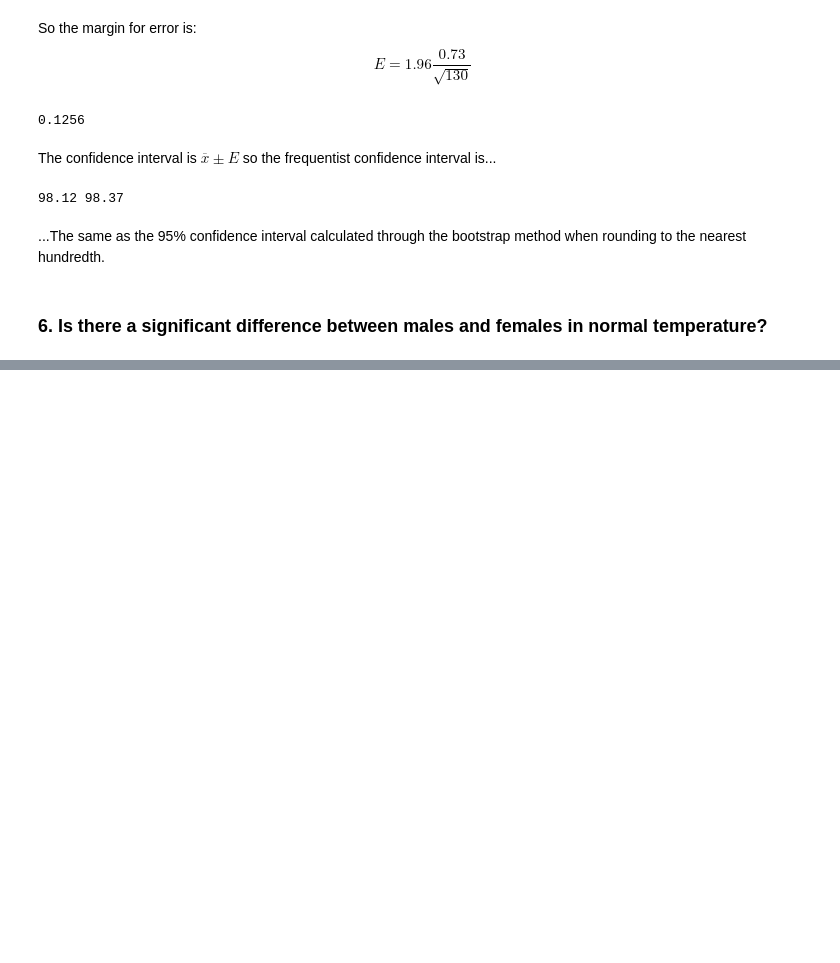
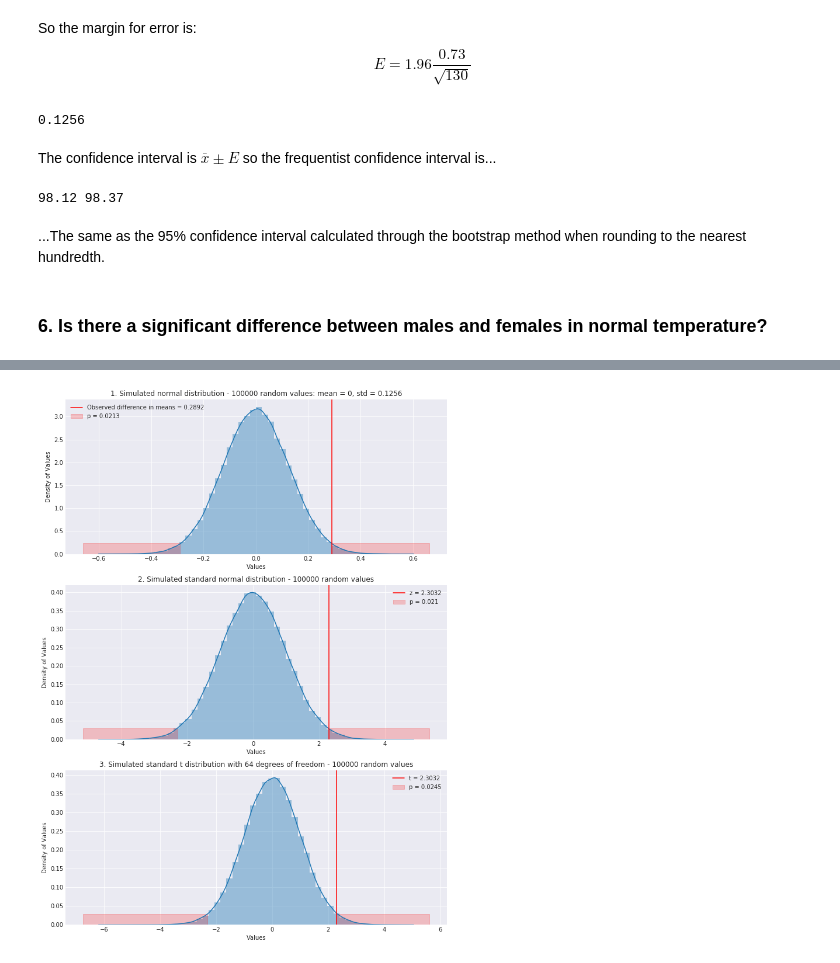
Before and after one commit to Nhorning/EDA_human_temperature, a Jupyter notebook: sliderule_dsi_inferential_statistics_exercise_1.ipynb, the cells around one changed output, grey strips where cells are left out. Drawn from its saved outputs; the diff is of its cells as text; code cells hidden in the pictures; blank space fills up the shorter version.

Commit message:
Added final explanation of frequentist methods
 Changes to be committed:
	modified:   sliderule_dsi_inferential_statistics_exercise_1.ipynb

```diff
--- a/sliderule_dsi_inferential_statistics_exercise_1.ipynb
+++ b/sliderule_dsi_inferential_statistics_exercise_1.ipynb
@@ -487,0 +518,13 @@ T = 2.2415 P = 0.0285
+# %%
+# scipy.stats built 2 sample t test.
+F_T, F_P = stats.ttest_ind(female, male)
+print('Scipy statistics module t-test:\nt =',round(F_T,4),'p =',round(F_P,4))
+
+vM = np.var(male)
+vF = np.var(female)
+
+#Manual z test.
+standard_error = np.sqrt((vF/len(female)+vM/len(male)))
+z = delta/standard_error
+zP = stats.norm.sf(abs(z))*2
+print('\nManually calculated z test:\nz =',round(z,4),'p =',round(zP,4))
@@ -487,0 +543,38 @@ T = 2.2415 P = 0.0285
+# %%
+#plot distrobution similar to bootstrap.
+np.random.seed(42)
+
+m = 100000
+
+demosample = np.random.normal(0, standard_error, m)
+standard = np.random.standard_normal(m)
+standard_t = np.random.standard_t(64, m)
+demo_p = np.sum(abs(demosample) >= delta)/m
+demo_p2 = np.sum(abs(standard) >= z)/m
+demo_p3 = np.sum(abs(standard_t) >= z)/m
+
+def plotdist(ax, dist, delta, label, p):
+    sns.distplot(dist, ax=ax)
+    ax.axvline(delta, c='r', label=label)
+    xlim = ax.get_xlim()
+    ax.axvspan(delta, xlim[1], color='r', alpha=.2, ymax=.07, label='p = '+str(round(p, 4)))
+    ax.axvspan(xlim[0], (-delta), color='r', alpha=.2, ymax=.07)
+    ax.set_ylabel('Density of Values')
+    ax.set_xlabel('Values')
+    ax.legend()
+
+zstr = str(round(z,4))
+f, ax = plt.subplots(3,1)
+plotdist(ax[0], demosample, delta, 'Observed difference in means = '+str(round(delta,4)), demo_p)
+plotdist(ax[1], standard, z, 'z = '+zstr, demo_p2)
+plotdist(ax[2], standard_t, z, 't = '+zstr, demo_p3)
+
+f.set_size_inches(A4[0],A3[1])
+
+ax[0].set_title('1. Simulated normal distribution - '+str(m)+' random values: mean = 0, std = '+str(round(standard_error,4)))
+ax[1].set_title('2. Simulated standard normal distribution - '+str(m)+' random values')
+ax[2].set_title('3. Simulated standard t distribution with 64 degrees of freedom - '+str(m)+' random values')
+
+plt.show()
+# %% [output]
+[figure, added]
```
Also changed, not shown: parts of 13 cells of this notebook.
